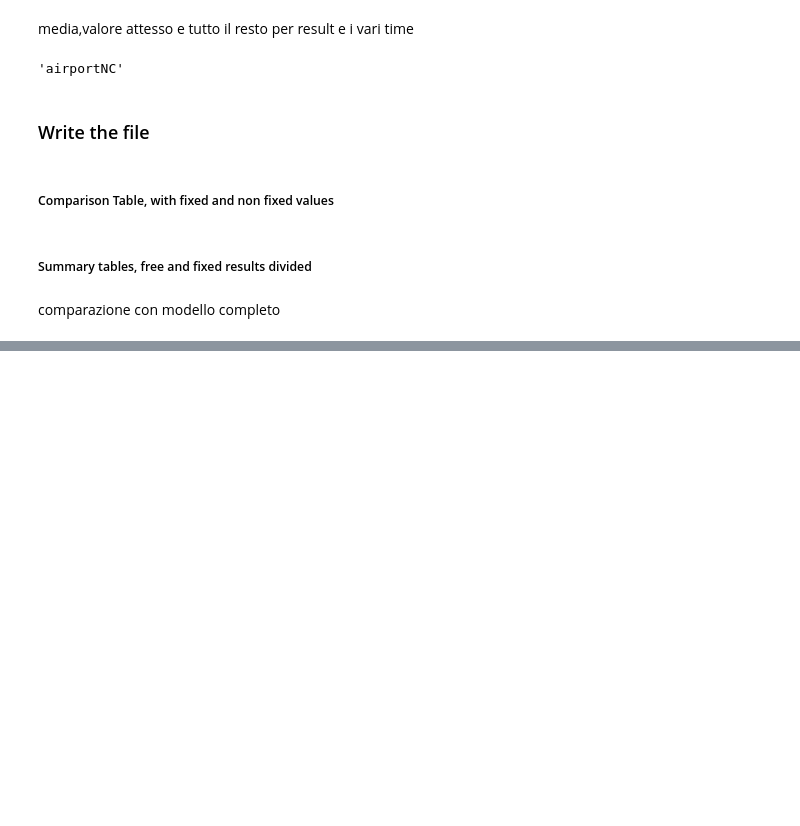
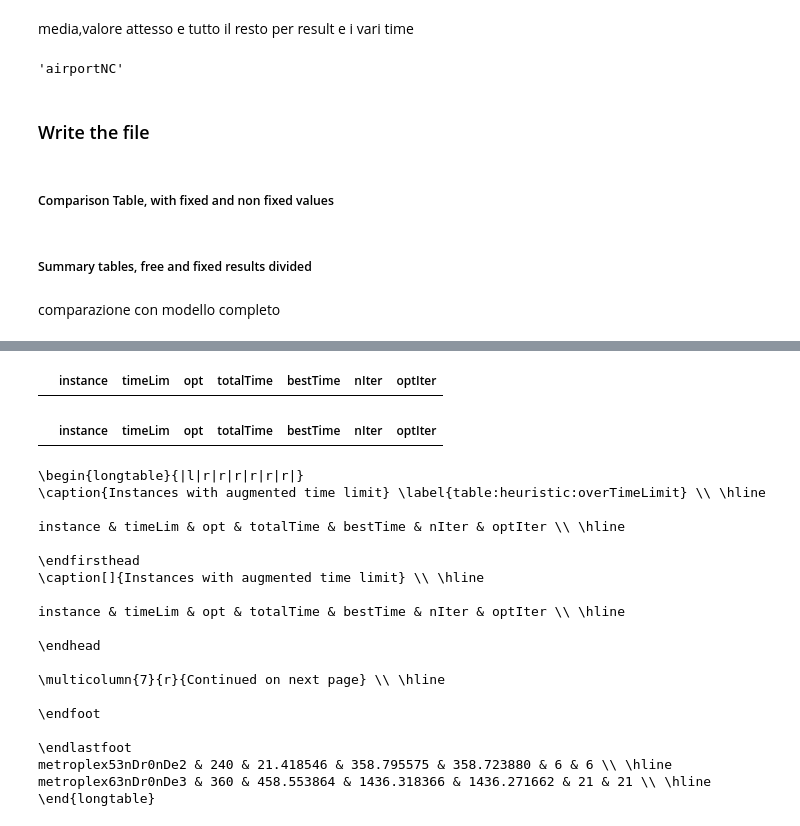
Before and after one commit to Fiden99/UAMdeconflictionMasterThesis, a Jupyter notebook: elaborateTimeHeur.ipynb, the cells around one changed output, grey strips where cells are left out. Saved outputs shown, nothing was run; the diff lists cells and outputs as text; code cells hidden in the pictures; blank space fills up the shorter version.

```diff
--- a/elaborateTimeHeur.ipynb
+++ b/elaborateTimeHeur.ipynb
@@ -313,0 +315,27 @@ fig_nc.savefig('/home/magi/UAMdeconflictionMasterThesis/risultati/heuristic/pic/
+# %%
+display(pdAP[pdAP["timeLim"]!=30])
+display(pdNC[pdNC["timeLim"]!=30])
+print(pdDD[pdDD["timeLim"]!=30].to_latex(index=False, longtable=True, column_format="|l|r|r|r|r|r|r|",caption="Instances with augmented time limit", label="table:heuristic:overTimeLimit").replace(r'\toprule', "").replace(r'\midrule', "").replace(r'\bottomrule', "").replace(r'\\',r'\\ \hline'))
+# %% [output]
+|  | instance | timeLim | opt | totalTime | bestTime | nIter | optIter |
+|  | instance | timeLim | opt | totalTime | bestTime | nIter | optIter |
+\begin{longtable}{|l|r|r|r|r|r|r|}
+\caption{Instances with augmented time limit} \label{table:heuristic:overTimeLimit} \\ \hline
+
+instance & timeLim & opt & totalTime & bestTime & nIter & optIter \\ \hline
+
+\endfirsthead
+\caption[]{Instances with augmented time limit} \\ \hline
+
+instance & timeLim & opt & totalTime & bestTime & nIter & optIter \\ \hline
+
+\endhead
+
+\multicolumn{7}{r}{Continued on next page} \\ \hline
+
+\endfoot
+
+\endlastfoot
+metroplex53nDr0nDe2 & 240 & 21.418546 & 358.795575 & 358.723880 & 6 & 6 \\ \hline
+metroplex63nDr0nDe3 & 360 & 458.553864 & 1436.318366 & 1436.271662 & 21 & 21 \\ \hline
+\end{longtable}
```
Also changed, not shown: parts of 6 cells of this notebook, 56 other files.
